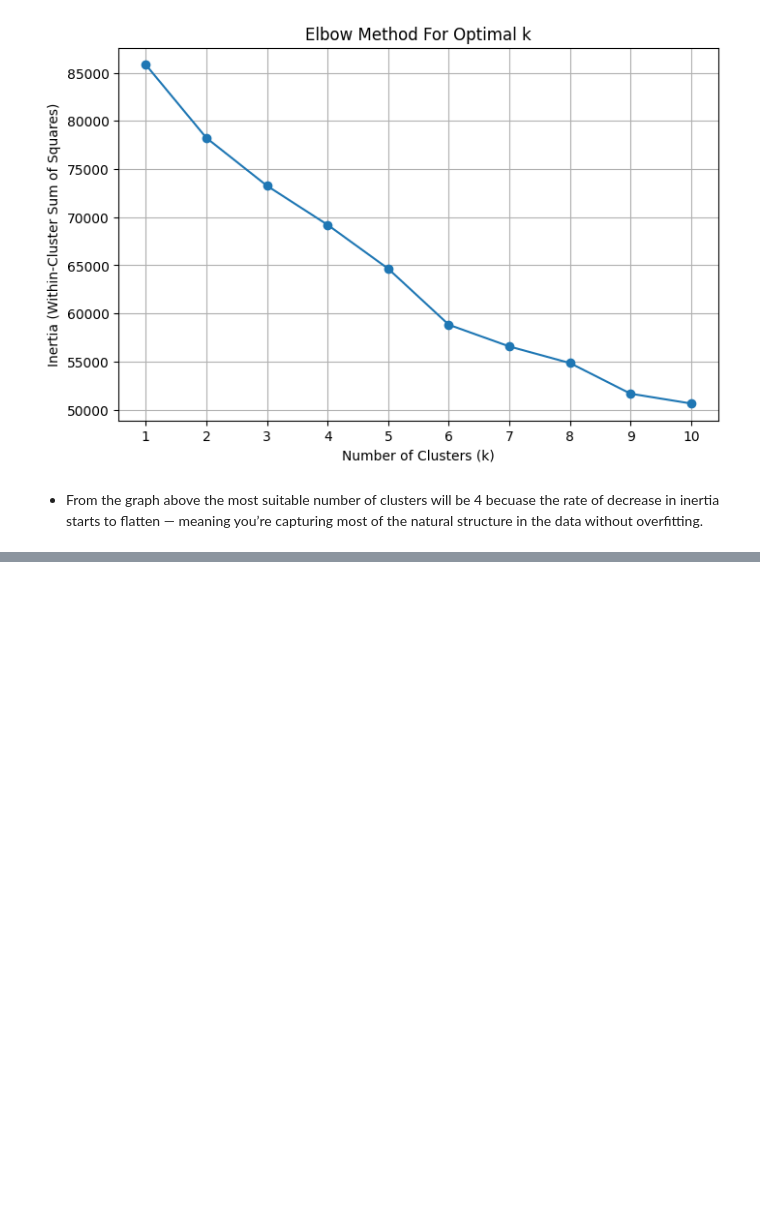
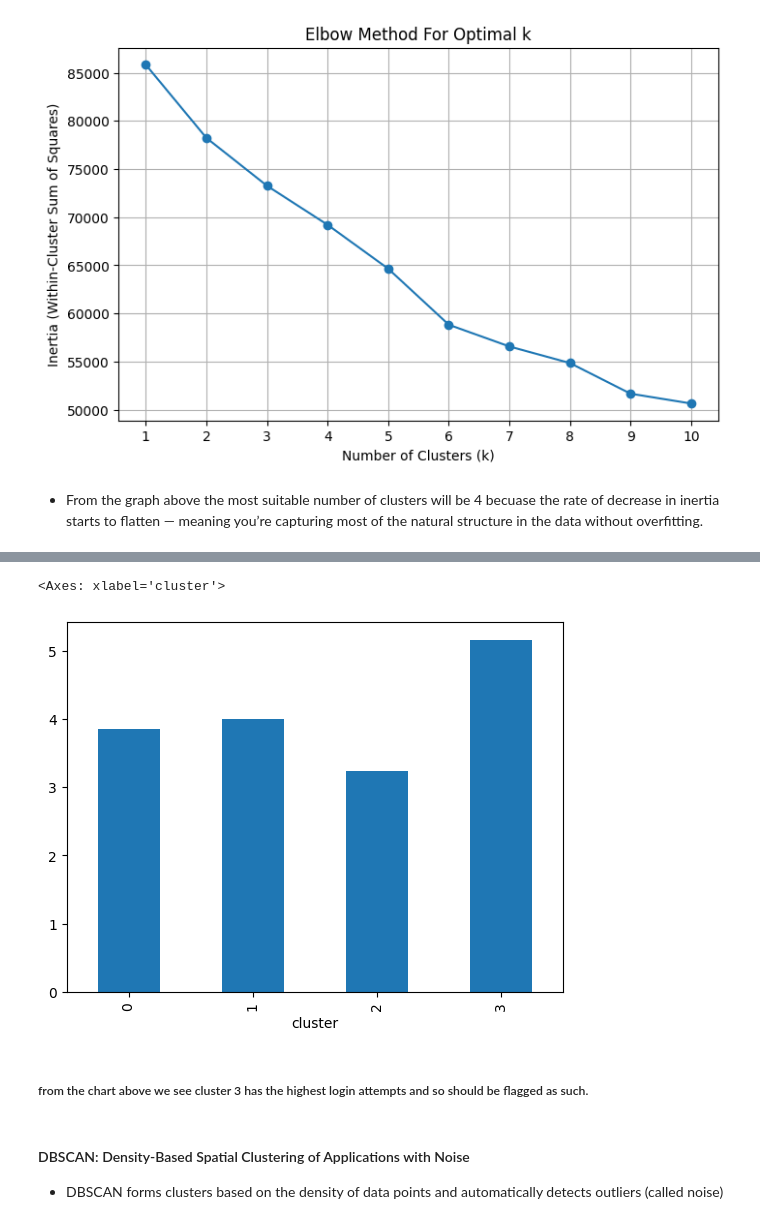
Before and after one commit to MarilynMaika/DSA2040A_DataMining_Group4, a Jupyter notebook: 3_data_mining.ipynb, the cells around one changed output, grey strips where cells are left out. Saved outputs shown, nothing was run; the diff lists cells and outputs as text; code cells hidden in the pictures; blank space fills up the shorter version.

```diff
--- a/3_data_mining.ipynb
+++ b/3_data_mining.ipynb
@@ -294,0 +302,4 @@ kmeans.fit(X_scaled)
+# %%
+# Add cluster labels to your original dataframe
+df_new['cluster'] = kmeans.labels_
+print(df_new.head(2))
@@ -294,0 +355,10 @@ kmeans.fit(X_scaled)
+# %%
+df_new.groupby('cluster')['login_attempts'].mean().plot(kind='bar')
+# %% [output]
+<Axes: xlabel='cluster'>
+[figure, added]
+# %% [markdown]
+##### from the chart above we see cluster 3 has the highest login attempts and so should be flagged as such.
+# %% [markdown]
+#### DBSCAN: Density-Based Spatial Clustering of Applications with Noise
+- DBSCAN forms clusters based on the density of data points and automatically detects outliers (called noise)
```
Also changed, not shown: parts of 18 cells of this notebook.
